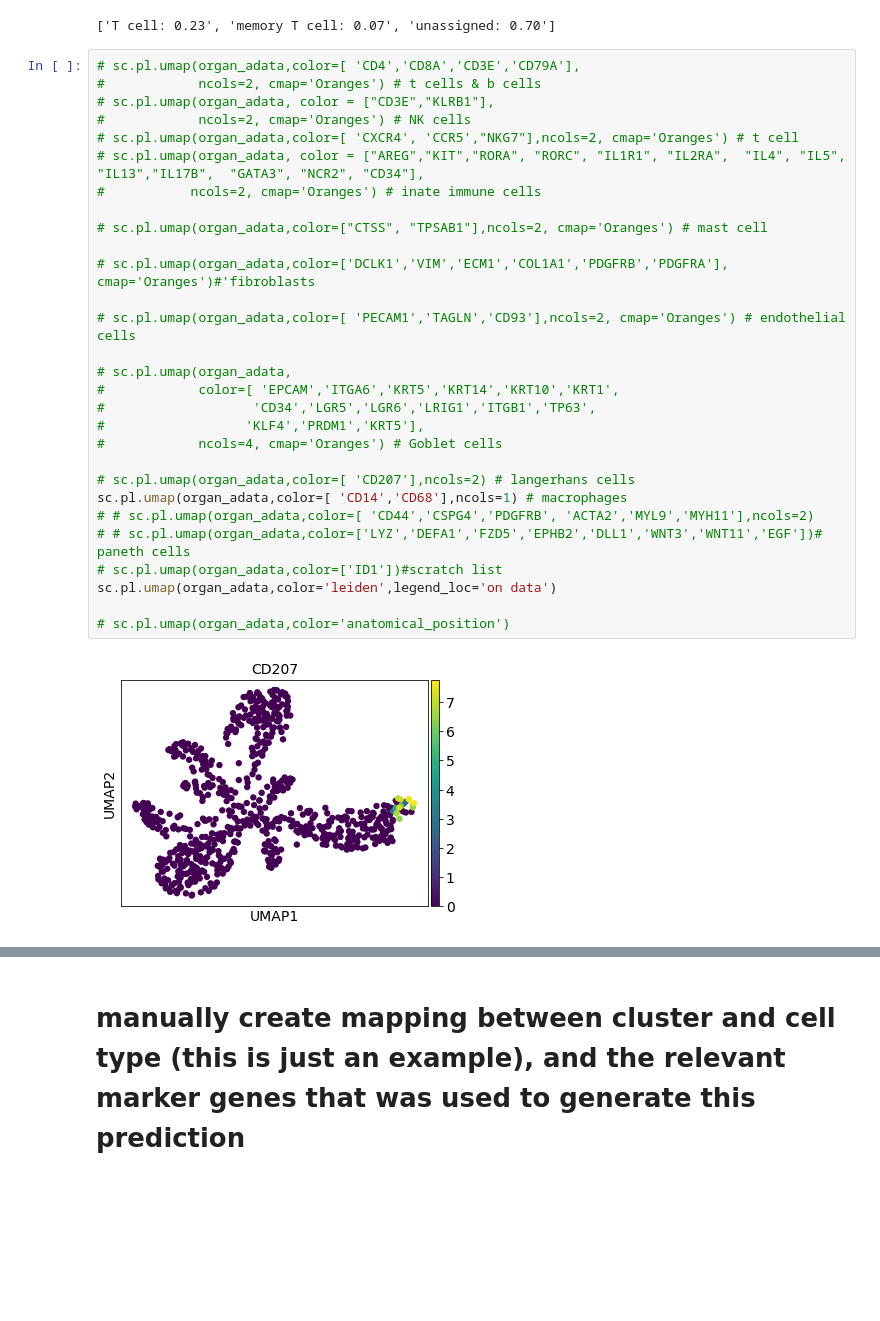
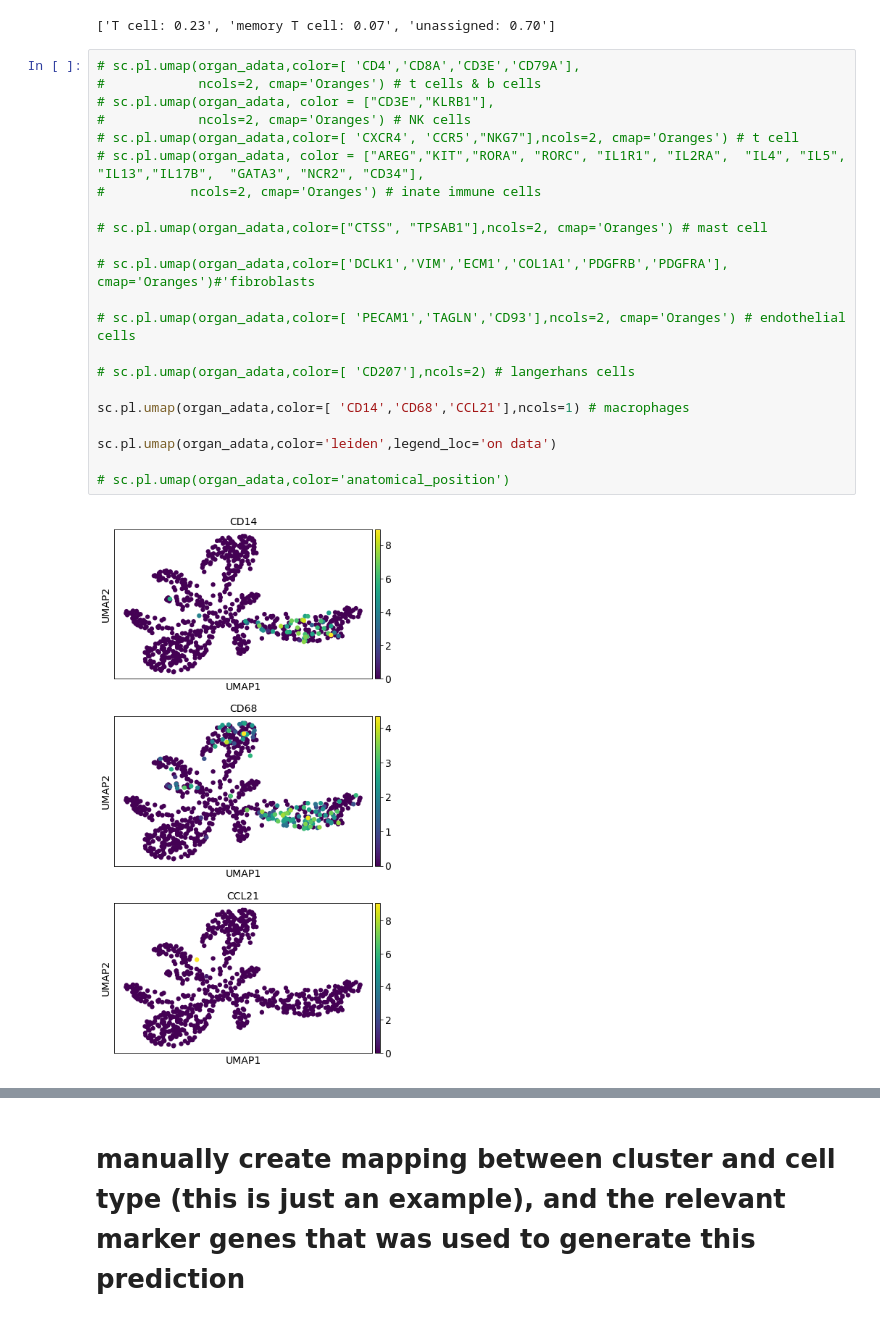
Before and after one commit to czbiohub-sf/tabula-sapiens, a Jupyter notebook: OrganReannotation/Reannotation_Skin_Michelle.nbconvert.ipynb, the cells around one changed output, grey strips where cells are left out. Saved outputs shown, nothing was run; the diff lists cells and outputs as text; blank space fills up the shorter version.

```diff
--- a/OrganReannotation/Reannotation_Skin_Michelle.nbconvert.ipynb
+++ b/OrganReannotation/Reannotation_Skin_Michelle.nbconvert.ipynb
@@ -247,34 +247,27 @@ cluster_composition["14"]
 # %%
 # sc.pl.umap(organ_adata,color=[ 'CD4','CD8A','CD3E','CD79A'],
 #            ncols=2, cmap='Oranges') # t cells & b cells
 # sc.pl.umap(organ_adata, color = ["CD3E","KLRB1"],
 #            ncols=2, cmap='Oranges') # NK cells
 # sc.pl.umap(organ_adata,color=[ 'CXCR4', 'CCR5',"NKG7"],ncols=2, cmap='Oranges') # t cell
 # sc.pl.umap(organ_adata, color = ["AREG","KIT","RORA", "RORC", "IL1R1", "IL2RA",  "IL4", "IL5", "IL13","IL17B",  "GATA3", "NCR2", "CD34"],
 #           ncols=2, cmap='Oranges') # inate immune cells
 
 # sc.pl.umap(organ_adata,color=["CTSS", "TPSAB1"],ncols=2, cmap='Oranges') # mast cell
 
 # sc.pl.umap(organ_adata,color=['DCLK1','VIM','ECM1','COL1A1','PDGFRB','PDGFRA'], cmap='Oranges')#'fibroblasts
 
 # sc.pl.umap(organ_adata,color=[ 'PECAM1','TAGLN','CD93'],ncols=2, cmap='Oranges') # endothelial cells
 
-# sc.pl.umap(organ_adata,
-#            color=[ 'EPCAM','ITGA6','KRT5','KRT14','KRT10','KRT1',
-#                   'CD34','LGR5','LGR6','LRIG1','ITGB1','TP63',
-#                  'KLF4','PRDM1','KRT5'],
-#            ncols=4, cmap='Oranges') # Goblet cells
+# sc.pl.umap(organ_adata,color=[ 'CD207'],ncols=2) # langerhans cells
 
-# sc.pl.umap(organ_adata,color=[ 'CD207'],ncols=2) # langerhans cells
-sc.pl.umap(organ_adata,color=[ 'CD14','CD68'],ncols=1) # macrophages
-# # sc.pl.umap(organ_adata,color=[ 'CD44','CSPG4','PDGFRB', 'ACTA2','MYL9','MYH11'],ncols=2)
-# # sc.pl.umap(organ_adata,color=['LYZ','DEFA1','FZD5','EPHB2','DLL1','WNT3','WNT11','EGF'])# paneth cells
-# sc.pl.umap(organ_adata,color=['ID1'])#scratch list
+sc.pl.umap(organ_adata,color=[ 'CD14','CD68','CCL21'],ncols=1) # macrophages
+
 sc.pl.umap(organ_adata,color='leiden',legend_loc='on data')
 
 # sc.pl.umap(organ_adata,color='anatomical_position')
 # %% [output]
-[figure, old version]
+[figure, new version]
 [figure]
 # %%
 leiden_cell_type = {
```
Also changed, not shown: parts of 24 cells of this notebook, 1 other file.
